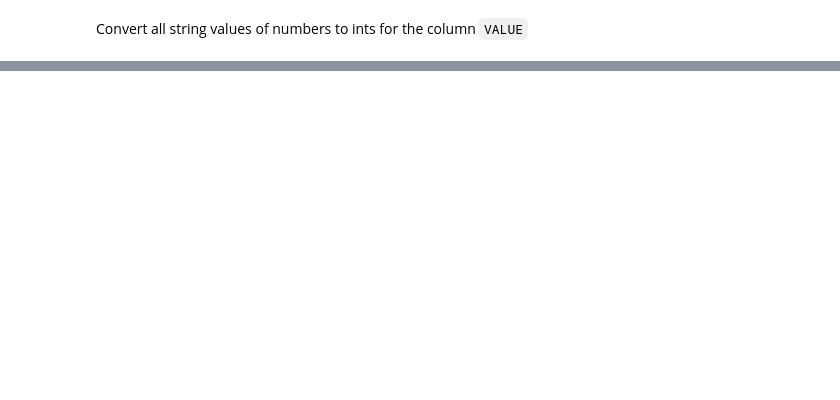
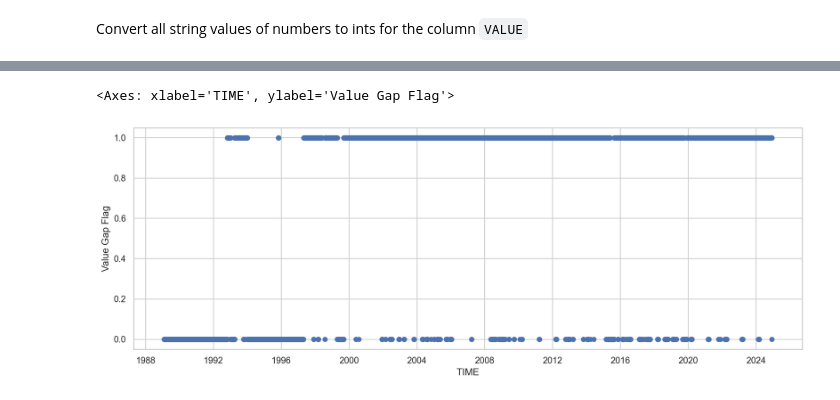
Before and after one commit to DWR-QA-Program/caldata-dsa-outlier-tool, a Jupyter notebook: dwr/dwr.ipynb, the cells around one changed output, grey strips where cells are left out. Drawn from its saved outputs; the diff is of its cells as text; code cells hidden in the pictures; blank space fills up the shorter version.

```diff
--- a/dwr/dwr.ipynb
+++ b/dwr/dwr.ipynb
@@ -93 +134,34 @@ np.nanmax(df.VALUE), np.nanmin(df.VALUE)
+# %%
+def value_gap_test(time_series: pd.Series) -> pd.Series:
+    """
+    Apply a value gap test to a time series.
+
+    Parameters
+    ----------
+    time_series : pd.Series
+        A pandas series with a datetime index.
+
+    Returns
+    -------
+    pd.Series
+        A boolean series with the same index as time_series.
+
+    Examples
+    --------
+    >>> df_value_gap = value_gap_test(df)
+
+    """
+    if time_series.empty:
+        raise ValueError('No input data.')
+    df['Value Gap Flag'] = np.where((time_series.isna() == True), False, True)
+    return df
+# %%
+df_value_gap = value_gap_test(time_series=df.VALUE)
+# %%
+sns.set_theme(style="whitegrid")
+fig, ax = plt.subplots(figsize=(15,5))
+sns.scatterplot(df_value_gap, x='TIME', y='Value Gap Flag', edgecolor=None)
+# %% [output]
+<Axes: xlabel='TIME', ylabel='Value Gap Flag'>
+[figure, added]
 # %% [markdown]
```
Also changed, not shown: parts of 22 cells of this notebook, 1 other file.
